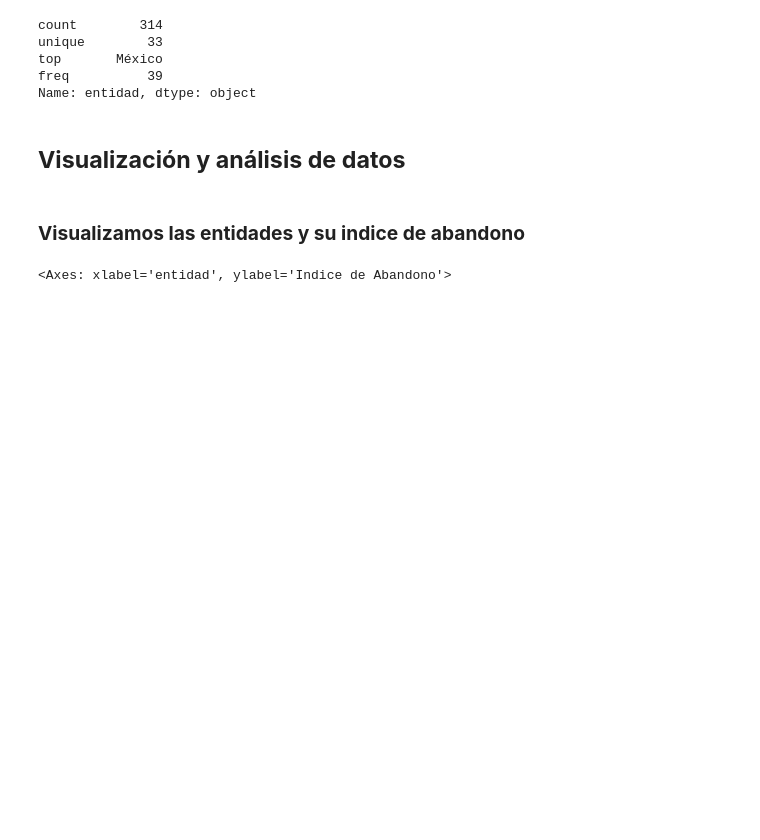
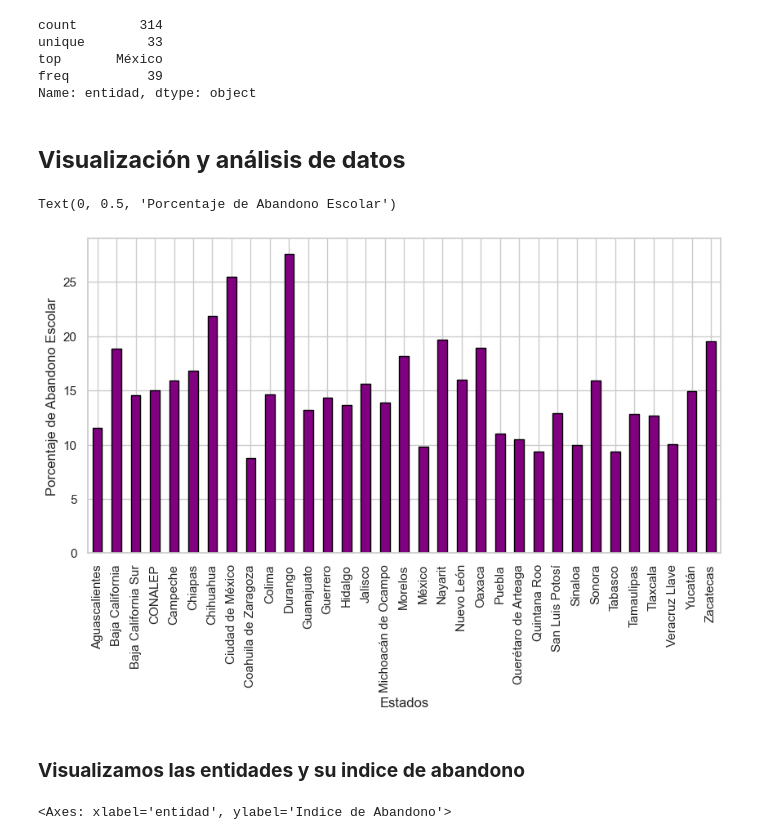
Before and after one commit to CarlosCastanon2099/Inteligencia-Artificial, a Jupyter notebook: Practicas/Practica-07/practica_07.ipynb, the cells around one changed output. Cells and saved outputs as stored; diff of their text form; code cells hidden in the pictures; blank space fills up the shorter version.

```diff
--- a/Practicas/Practica-07/practica_07.ipynb
+++ b/Practicas/Practica-07/practica_07.ipynb
@@ -155,6 +155,19 @@ freq          39
 Name: entidad, dtype: object
 # %% [markdown]
 ## **Visualización y análisis de datos**
+# %%
+# obtiene el porcentaje de abandono por estado
+porcentaje_por_estado = escolar_DataFrame.groupby('entidad')['Porcentaje_de_abandono_escolar'].mean()
+
+# grafica con Matplotlib
+porcentaje_por_estado.plot(kind='bar', figsize=(10, 5), color='purple', edgecolor='black') #cambien colores si gustas :O
+
+# añade los titulos en la grafica
+plt.xlabel('Estados')
+plt.ylabel('Porcentaje de Abandono Escolar')
+# %% [output]
+Text(0, 0.5, 'Porcentaje de Abandono Escolar')
+[figure, added]
 # %% [markdown]
 ### **Visualizamos las entidades y su indice de abandono**
 # %%
```
Also changed, not shown: parts of 2 cells of this notebook.
